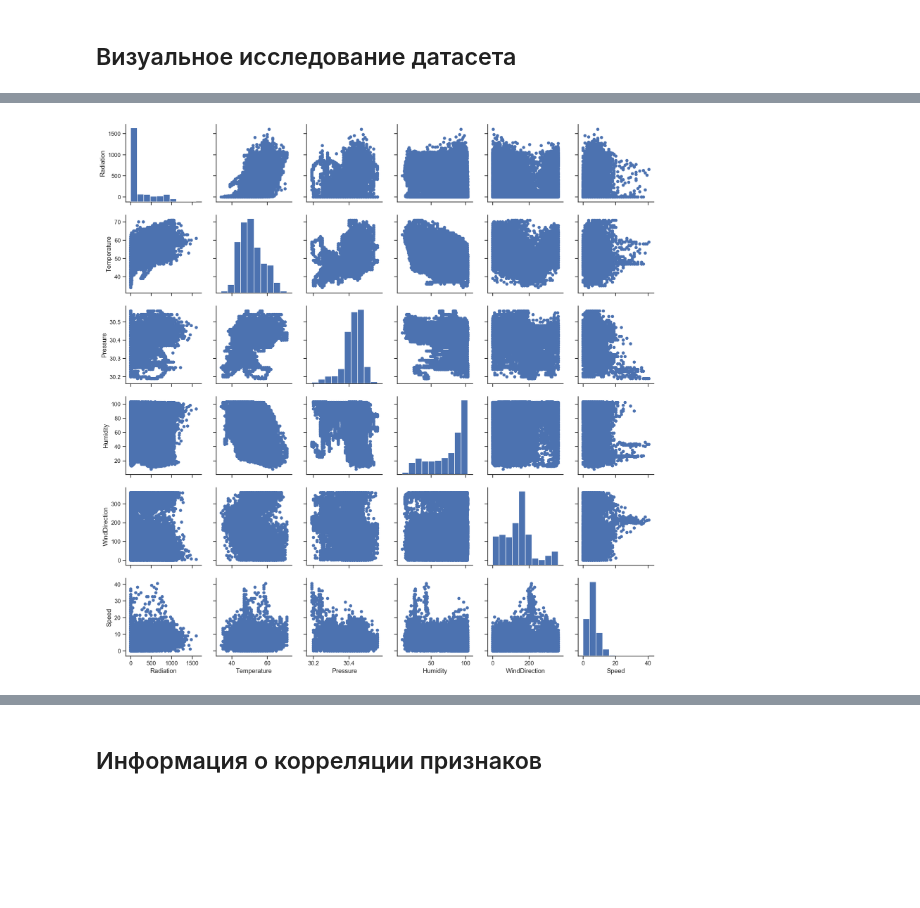
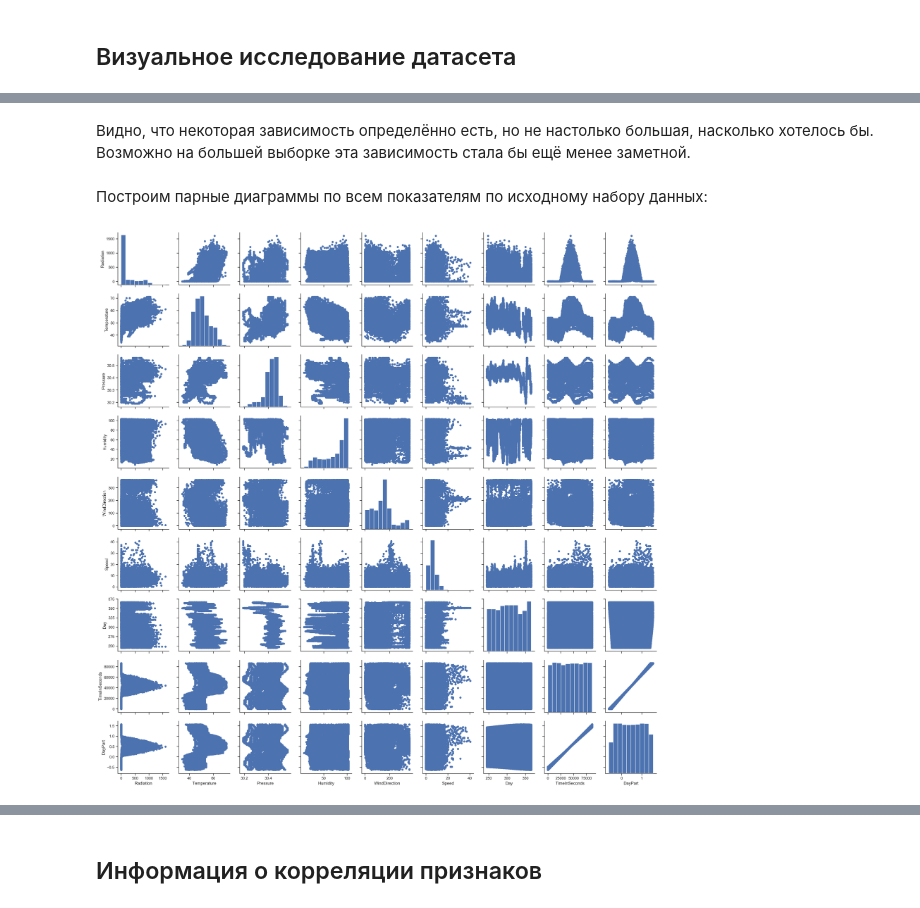
Before and after one commit to matshch/iu5_ml_course, a Jupyter notebook: lab1/eda_visualization.ipynb, the cells around one changed output, grey strips where cells are left out. Saved outputs shown, nothing was run; the diff lists cells and outputs as text; code cells hidden in the pictures; blank space fills up the shorter version.

```diff
--- a/lab1/eda_visualization.ipynb
+++ b/lab1/eda_visualization.ipynb
@@ -88,0 +103,15 @@ data.head()
+# %%
+df = data.copy()
+
+df["Day"] = df["UNIXTime"].dt.dayofyear
+
+# Using method from [5]
+df["TimeInSeconds"] = df["Time"].map(lambda t: (datetime.combine(datetime.min, t) - datetime.min).total_seconds())
+
+sunrise = df["TimeSunRise"].map(lambda t: (datetime.combine(datetime.min, t) - datetime.min).total_seconds())
+sunset = df["TimeSunSet"].map(lambda t: (datetime.combine(datetime.min, t) - datetime.min).total_seconds())
+df["DayPart"] = (df["TimeInSeconds"] - sunrise) / (sunset - sunrise)
+
+df = df.drop(["UNIXTime", "Date", "Time", "TimeSunRise", "TimeSunSet"], axis=1)
+
+df.head()
@@ -91,4 +191,8 @@ data.head()
+# %% [markdown]
+Видно, что некоторая зависимость определённо есть, но не&nbsp;настолько большая, насколько хотелось бы. Возможно на&nbsp;большей выборке эта зависимость стала бы ещё менее заметной.
+# %% [markdown]
+Построим парные диаграммы по&nbsp;всем показателям по&nbsp;исходному набору данных:
 # %%
-sns.pairplot(data, plot_kws=dict(linewidth=0));
+sns.pairplot(df, plot_kws=dict(linewidth=0));
 # %% [output]
-[figure, old version]
+[figure, new version]
```
Also changed, not shown: parts of 32 cells of this notebook, 1 other file.
